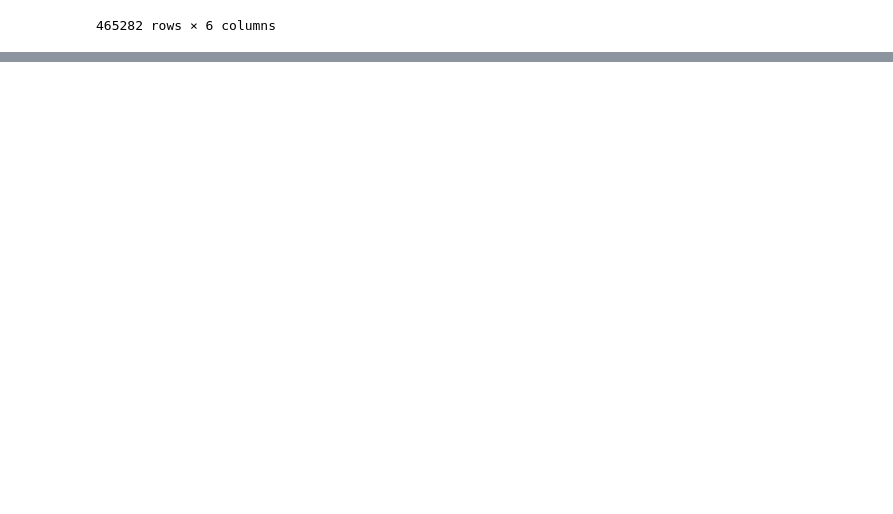
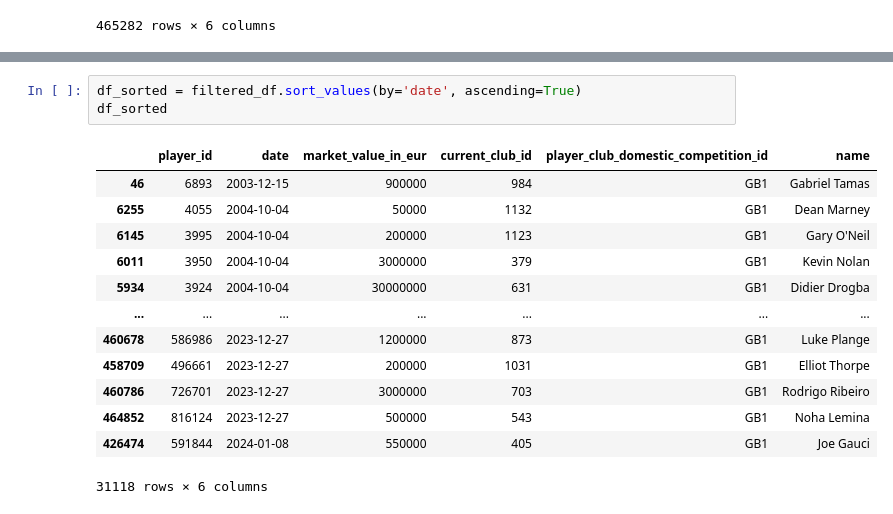
Before and after one commit to JackBenadon/DS440-Project, a Jupyter notebook: Pre_processing.ipynb, the cells around one changed output, grey strips where cells are left out. Drawn from its saved outputs; the diff is of its cells as text; blank space fills up the shorter version.

```diff
--- a/Pre_processing.ipynb
+++ b/Pre_processing.ipynb
@@ -90,0 +91,17 @@ Successfully installed pydantic-1.10.8 pyfotmob-0.0.3 python-benedict-0.32.0 pyt
+# %%
+df_sorted = filtered_df.sort_values(by='date', ascending=True)
+df_sorted
+# %% [output]
+|  | player_id | date | market_value_in_eur | current_club_id | player_club_domestic_competition_id | name |
+| 46 | 6893 | 2003-12-15 | 900000 | 984 | GB1 | Gabriel Tamas |
+| 6255 | 4055 | 2004-10-04 | 50000 | 1132 | GB1 | Dean Marney |
+| 6145 | 3995 | 2004-10-04 | 200000 | 1123 | GB1 | Gary O'Neil |
+| 6011 | 3950 | 2004-10-04 | 3000000 | 379 | GB1 | Kevin Nolan |
+| 5934 | 3924 | 2004-10-04 | 30000000 | 631 | GB1 | Didier Drogba |
+| ... | ... | ... | ... | ... | ... | ... |
+| 460678 | 586986 | 2023-12-27 | 1200000 | 873 | GB1 | Luke Plange |
+| 458709 | 496661 | 2023-12-27 | 200000 | 1031 | GB1 | Elliot Thorpe |
+| 460786 | 726701 | 2023-12-27 | 3000000 | 703 | GB1 | Rodrigo Ribeiro |
+| 464852 | 816124 | 2023-12-27 | 500000 | 543 | GB1 | Noha Lemina |
+| 426474 | 591844 | 2024-01-08 | 550000 | 405 | GB1 | Joe Gauci |
+31118 rows × 6 columns
```
Also changed, not shown: parts of 5 cells of this notebook.
